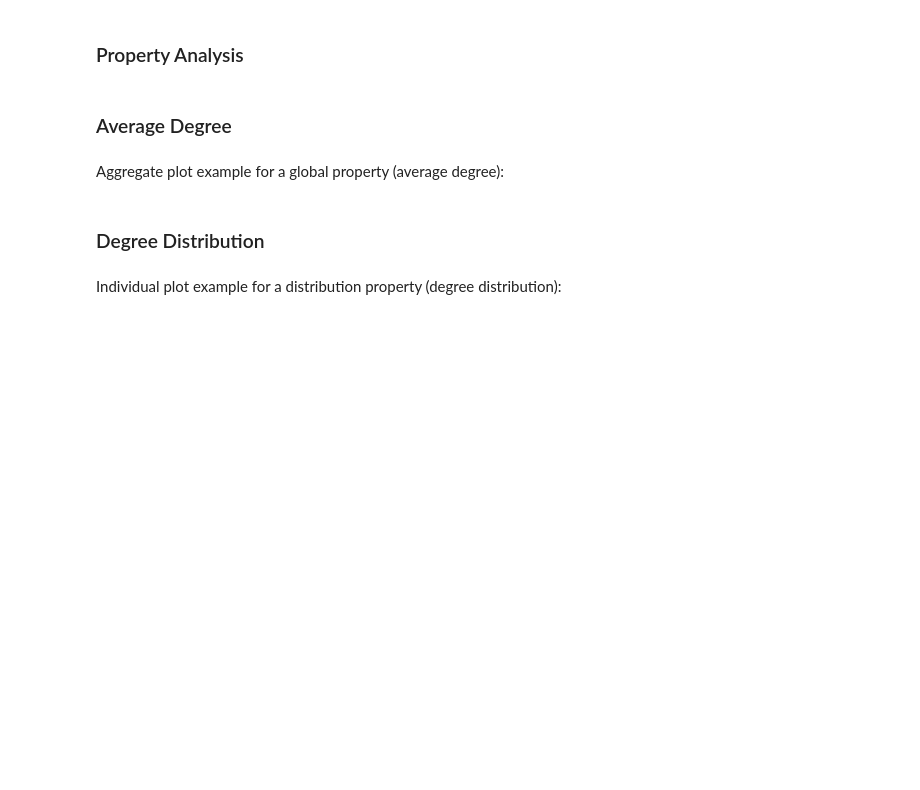
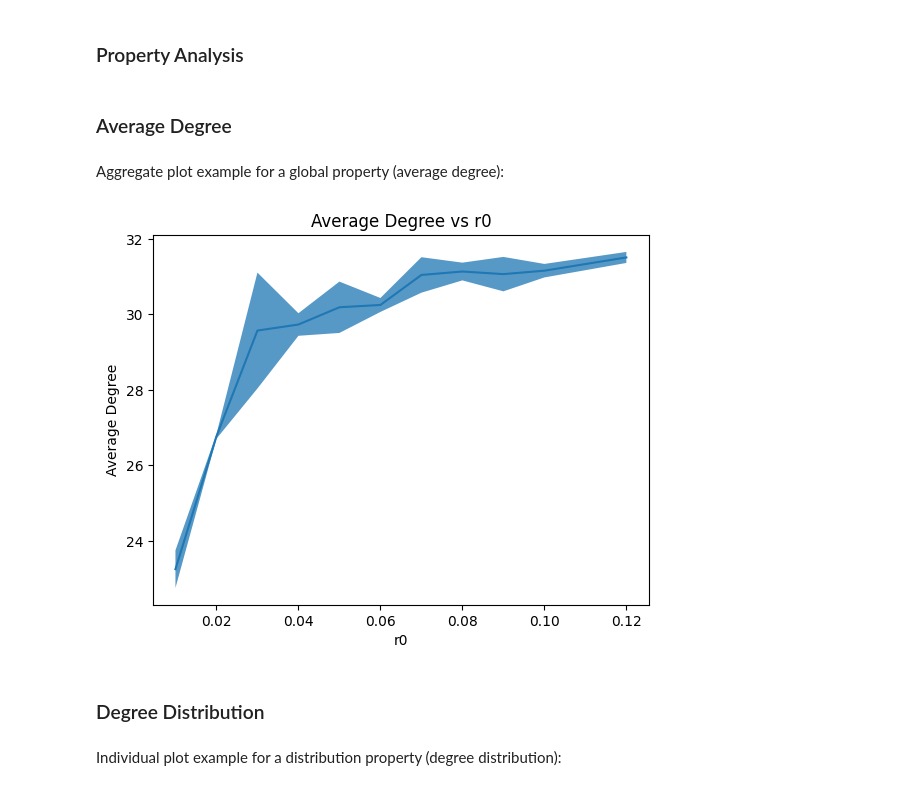
Before and after one commit to IrinaMonaEpure/MARS, a Jupyter notebook: notebooks/batch_experiment.ipynb, the cells around one changed output. Drawn from its saved outputs; the diff is of its cells as text; code cells hidden in the pictures; blank space fills up the shorter version.

Commit message:
Standard deviation plots

```diff
--- a/notebooks/batch_experiment.ipynb
+++ b/notebooks/batch_experiment.ipynb
@@ -54,23 +54,26 @@ linestyles = ["-", "--", "-.", ":"]
 # %% [markdown]
 Aggregate plot example for a global property (average degree):
 # %%
-avg_degs = [results[r0][PropertyEnum.AVERAGE_DEGREE][0] for r0 in r0s]
-std_devs = [results[r0][PropertyEnum.AVERAGE_DEGREE][1] for r0 in r0s]
+means = np.array([results[r0][PropertyEnum.AVERAGE_DEGREE][0] for r0 in r0s])
+stds = np.array([results[r0][PropertyEnum.AVERAGE_DEGREE][1] for r0 in r0s])
+
+lower = means - stds
+upper = means + stds
 
 fig = plt.figure()
 
-#plt.errorbar(r0s, avg_degs, yerr=std_devs, marker="o")
-
-plt.plot(r0s, avg_degs)
-plt.fill_between(r0s, np.array(avg_degs)-np.array(std_devs), np.array(avg_degs)+np.array(std_devs), alpha=0.75)
+plt.plot(r0s, means)
+plt.fill_between(r0s, lower, upper, alpha=0.75)
 
 plt.title("Average Degree vs r0")
 plt.xlabel("r0")
 plt.ylabel("Average Degree")
 
 # Save in "plots" folder of the batch experiment directory
 plt.savefig(paths["plots"] / "average_degree_vs_r0.png", bbox_inches="tight")
 plt.show()
+# %% [output]
+[figure, added]
 # %% [markdown]
 ### Degree Distribution
 # %% [markdown]
```
Also changed, not shown: parts of 8 cells of this notebook.
